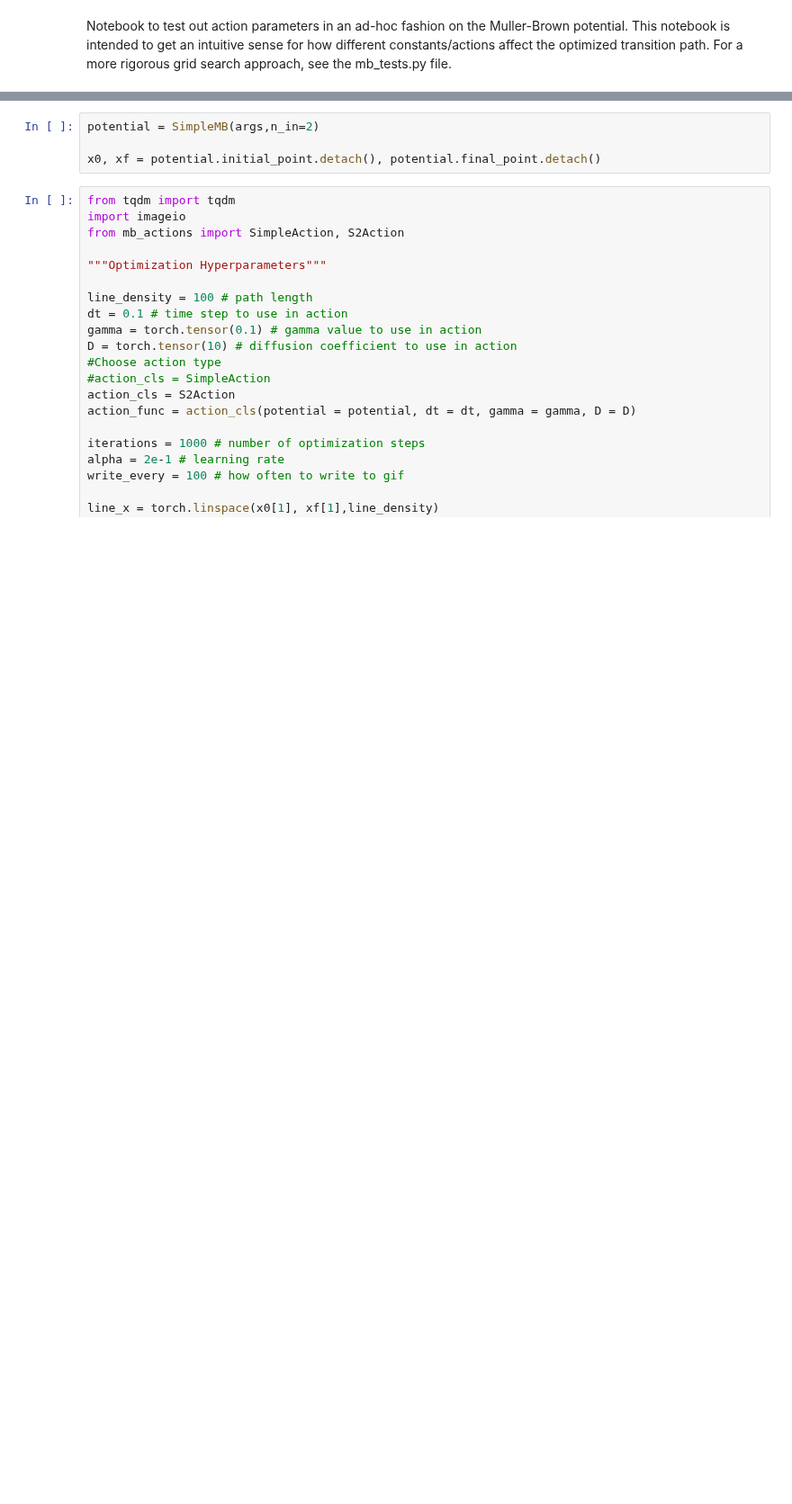
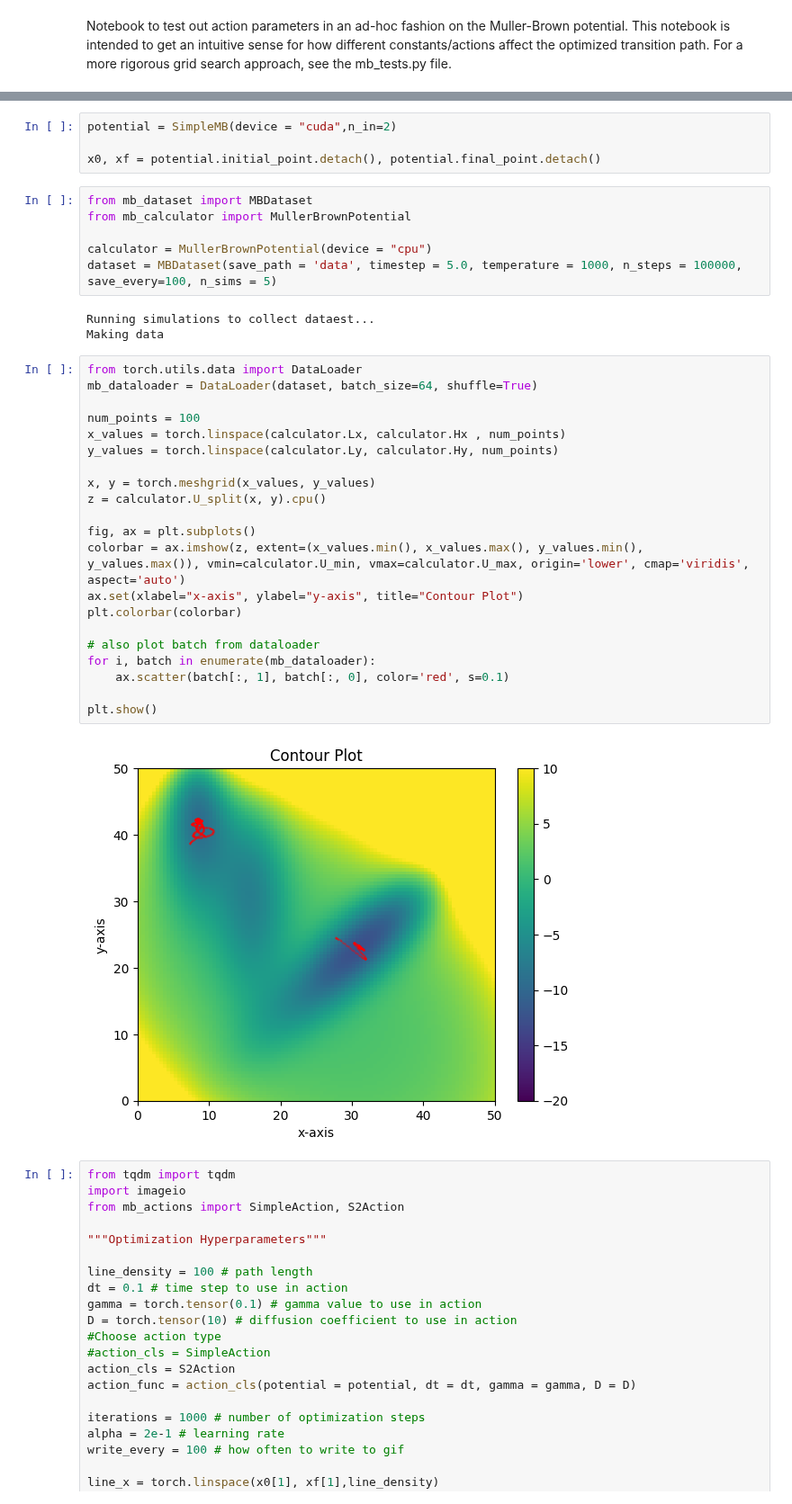
Before and after one commit to michael-psenka/OM-TPS, a Jupyter notebook: compare_actions.ipynb, the cells around one changed output, grey strips where cells are left out. Shown at 90% size. Cells and saved outputs as stored; diff of their text form; blank space fills up the shorter version.

Commit message:
simple mb dataset with langevin simulations

```diff
--- a/compare_actions.ipynb
+++ b/compare_actions.ipynb
@@ -18,7 +12,39 @@ args.device = "cuda"
 # %%
-potential = SimpleMB(args,n_in=2)
+potential = SimpleMB(device = "cuda",n_in=2)
 
 x0, xf = potential.initial_point.detach(), potential.final_point.detach()
+# %%
+from mb_dataset import MBDataset
+from mb_calculator import MullerBrownPotential
+
+calculator = MullerBrownPotential(device = "cpu")
+dataset = MBDataset(save_path = 'data', timestep = 5.0, temperature = 1000, n_steps = 100000, save_every=100, n_sims = 5)
+# %% [output]
+Running simulations to collect dataest...
+Making data
+# %%
+from torch.utils.data import DataLoader
+mb_dataloader = DataLoader(dataset, batch_size=64, shuffle=True)
+
+num_points = 100
+x_values = torch.linspace(calculator.Lx, calculator.Hx , num_points)
+y_values = torch.linspace(calculator.Ly, calculator.Hy, num_points)
+
+x, y = torch.meshgrid(x_values, y_values)
+z = calculator.U_split(x, y).cpu()
+
+fig, ax = plt.subplots()
+colorbar = ax.imshow(z, extent=(x_values.min(), x_values.max(), y_values.min(), y_values.max()), vmin=calculator.U_min, vmax=calculator.U_max, origin='lower', cmap='viridis', aspect='auto')
+ax.set(xlabel="x-axis", ylabel="y-axis", title="Contour Plot")
+plt.colorbar(colorbar)
+
+# also plot batch from dataloader
+for i, batch in enumerate(mb_dataloader):
+    ax.scatter(batch[:, 1], batch[:, 0], color='red', s=0.1)
+
+plt.show()
+# %% [output]
+[figure, added]
 # %%
 from tqdm import tqdm
 import imageio
```
Also changed, not shown: parts of 1 cell of this notebook, 3 other files.
